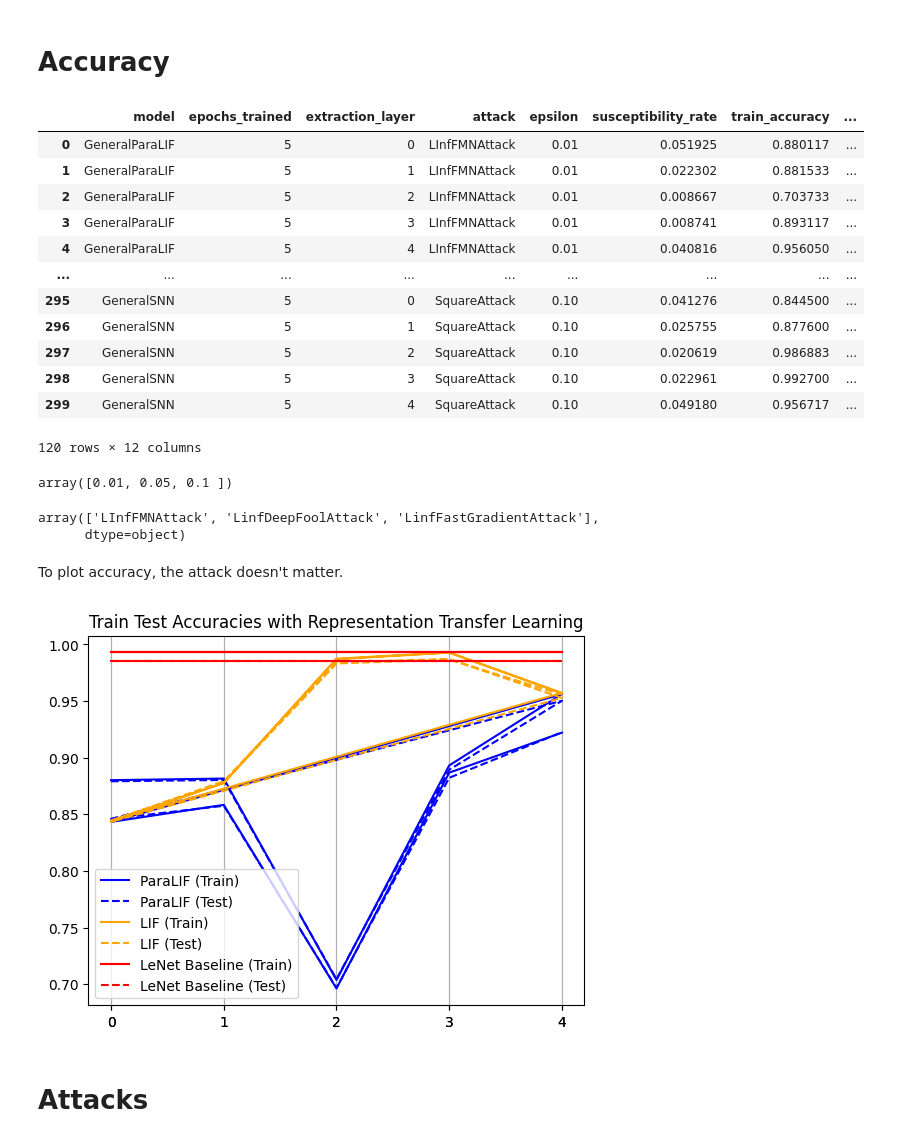
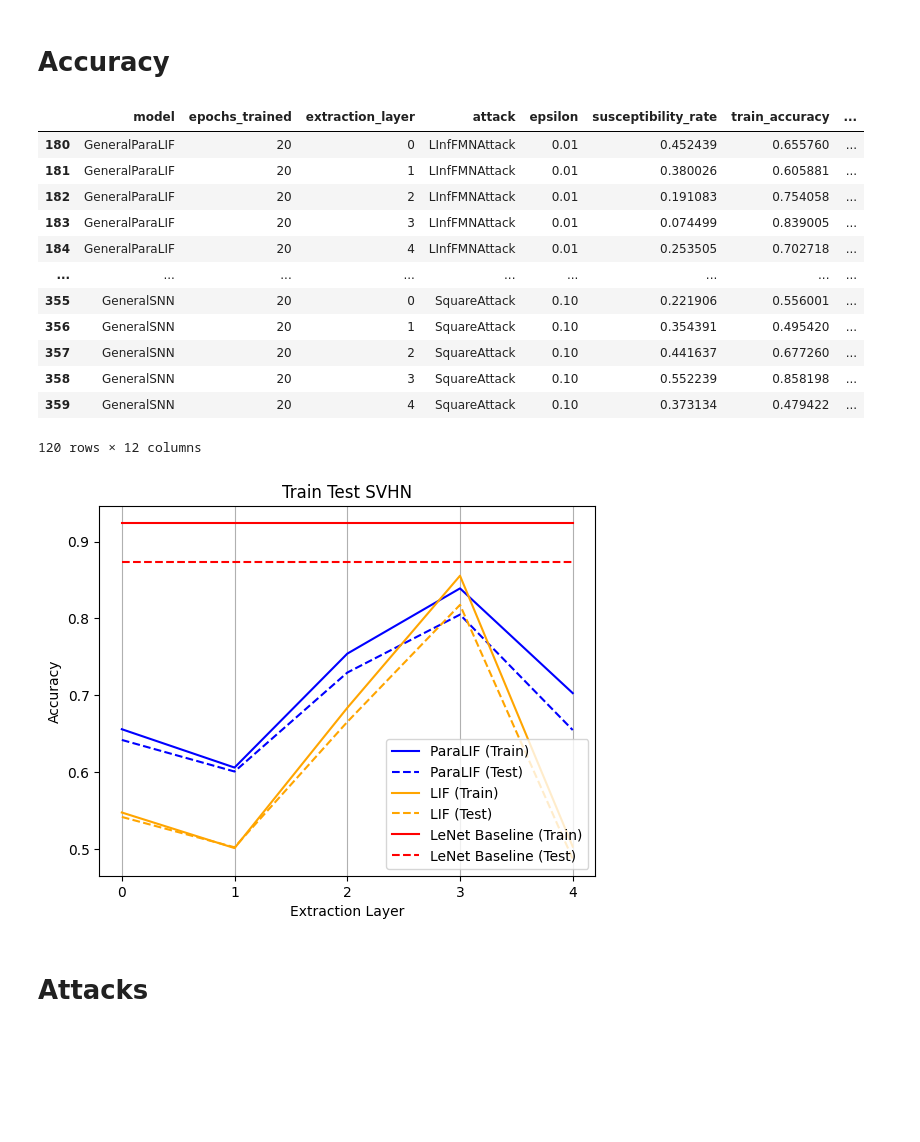
Before and after one commit to suessflorian/biological-neurons, a Jupyter notebook: Baseline Models/transfer_graphs.ipynb, the cells around one changed output. Saved outputs shown, nothing was run; the diff lists cells and outputs as text; code cells hidden in the pictures; blank space fills up the shorter version.

```diff
--- a/Baseline Models/transfer_graphs.ipynb
+++ b/Baseline Models/transfer_graphs.ipynb
@@ -27,56 +20,50 @@ array(['LInfFMNAttack', 'LinfDeepFoolAttack', 'LinfFastGradientAttack',
+# %%
+dataset = 'SVHN'
 # %% [markdown]
 # Accuracy
 # %%
-mnist = data[data['dataset'] == 'MNIST'].drop('dataset', axis = 1)
+mnist = data[data['dataset'] == dataset].drop('dataset', axis = 1)
 mnist
 # %% [output]
 |  | model | epochs_trained | extraction_layer | attack | epsilon | susceptibility_rate | train_accuracy | ... |
-| 0 | GeneralParaLIF | 5 | 0 | LInfFMNAttack | 0.01 | 0.051925 | 0.880117 | ... |
-| 1 | GeneralParaLIF | 5 | 1 | LInfFMNAttack | 0.01 | 0.022302 | 0.881533 | ... |
-| 2 | GeneralParaLIF | 5 | 2 | LInfFMNAttack | 0.01 | 0.008667 | 0.703733 | ... |
-| 3 | GeneralParaLIF | 5 | 3 | LInfFMNAttack | 0.01 | 0.008741 | 0.893117 | ... |
-| 4 | GeneralParaLIF | 5 | 4 | LInfFMNAttack | 0.01 | 0.040816 | 0.956050 | ... |
+| 180 | GeneralParaLIF | 20 | 0 | LInfFMNAttack | 0.01 | 0.452439 | 0.655760 | ... |
+| 181 | GeneralParaLIF | 20 | 1 | LInfFMNAttack | 0.01 | 0.380026 | 0.605881 | ... |
+| 182 | GeneralParaLIF | 20 | 2 | LInfFMNAttack | 0.01 | 0.191083 | 0.754058 | ... |
+| 183 | GeneralParaLIF | 20 | 3 | LInfFMNAttack | 0.01 | 0.074499 | 0.839005 | ... |
+| 184 | GeneralParaLIF | 20 | 4 | LInfFMNAttack | 0.01 | 0.253505 | 0.702718 | ... |
 | ... | ... | ... | ... | ... | ... | ... | ... | ... |
-| 295 | GeneralSNN | 5 | 0 | SquareAttack | 0.10 | 0.041276 | 0.844500 | ... |
-| 296 | GeneralSNN | 5 | 1 | SquareAttack | 0.10 | 0.025755 | 0.877600 | ... |
-| 297 | GeneralSNN | 5 | 2 | SquareAttack | 0.10 | 0.020619 | 0.986883 | ... |
-| 298 | GeneralSNN | 5 | 3 | SquareAttack | 0.10 | 0.022961 | 0.992700 | ... |
-| 299 | GeneralSNN | 5 | 4 | SquareAttack | 0.10 | 0.049180 | 0.956717 | ... |
+| 355 | GeneralSNN | 20 | 0 | SquareAttack | 0.10 | 0.221906 | 0.556001 | ... |
+| 356 | GeneralSNN | 20 | 1 | SquareAttack | 0.10 | 0.354391 | 0.495420 | ... |
+| 357 | GeneralSNN | 20 | 2 | SquareAttack | 0.10 | 0.441637 | 0.677260 | ... |
+| 358 | GeneralSNN | 20 | 3 | SquareAttack | 0.10 | 0.552239 | 0.858198 | ... |
+| 359 | GeneralSNN | 20 | 4 | SquareAttack | 0.10 | 0.373134 | 0.479422 | ... |
 120 rows × 12 columns
-# %%
-mnist.epsilon.unique()
-# %% [output]
-array([0.01, 0.05, 0.1 ])
-# %%
-mnist.attack.unique()
-# %% [output]
-array(['LInfFMNAttack', 'LinfDeepFoolAttack', 'LinfFastGradientAttack'],
-      dtype=object)
-# %% [markdown]
-To plot accuracy, the attack doesn't matter.
 # %%
-relevant_rows = mnist[['model', 'extraction_layer', 'train_accuracy', 'test_accuracy', 'baseline_train_accuracy', 'baseline_test_accuracy']].drop_duplicates()
+relevant_rows = mnist[mnist.attack == 'LInfFMNAttack']
+relevant_rows = relevant_rows[['model', 'extraction_layer', 'train_accuracy', 'test_accuracy', 'baseline_train_accuracy', 'baseline_test_accuracy']].drop_duplicates()
 unique_models = relevant_rows.model.unique()
 
 for model, colour in zip(unique_models, ['blue', 'orange']):
     subset = relevant_rows[relevant_rows.model == model]
     plt.plot(subset.extraction_layer, subset.train_accuracy, color=colour, linestyle='solid')
     plt.plot(subset.extraction_layer, subset.test_accuracy, color=colour, linestyle='dashed')
 plt.plot(subset.extraction_layer, subset.baseline_train_accuracy, color='red', linestyle='solid')
 plt.plot(subset.extraction_layer, subset.baseline_test_accuracy, color='red', linestyle='dashed')
 plt.legend([
     'ParaLIF (Train)',
     'ParaLIF (Test)',
     'LIF (Train)',
     'LIF (Test)',
     'LeNet Baseline (Train)',
     'LeNet Baseline (Test)'
 ])
-plt.title('Train Test Accuracies with Representation Transfer Learning')
+plt.title(f'Train Test {dataset}')
 plt.xticks(subset.extraction_layer)
 plt.grid(axis='x')
+plt.xlabel('Extraction Layer')
+plt.ylabel('Accuracy')
 plt.show()
 # %% [output]
-[figure, old version]
+[figure, new version]
 # %% [markdown]
 # Attacks
```
Also changed, not shown: parts of 9 cells of this notebook, 3 other files.
